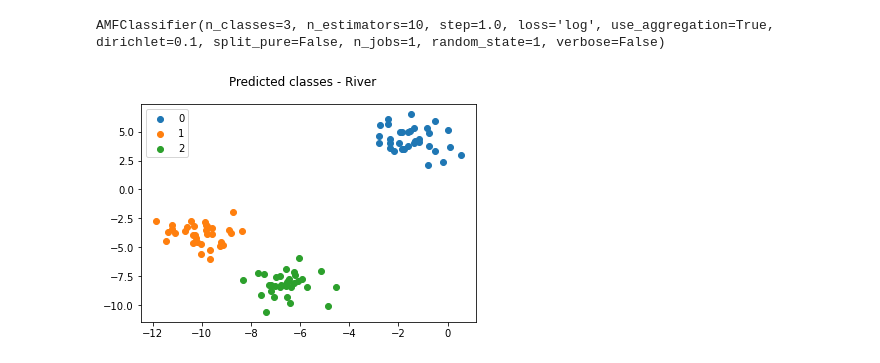
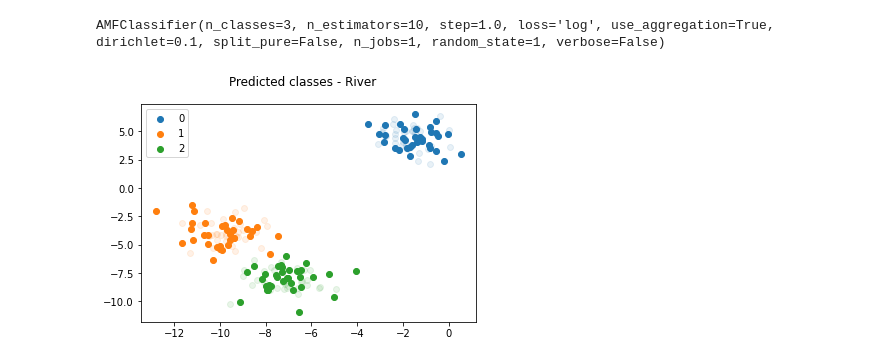
Before and after one commit to AlexandreChaussard/AMFLearning, a Jupyter notebook: river/test.ipynb, the cells around one changed output. Drawn from its saved outputs; the diff is of its cells as text; code cells hidden in the pictures.

Commit message:
Moving structure towards River architecture

```diff
--- a/river/test.ipynb
+++ b/river/test.ipynb
@@ -15,19 +15,24 @@ print(np.unique(y))
 [0 1 2]
 # %%
-def plot_classes(X, y, title=None):
+def plot_classes(X_test, y_test, X_train, y_train, title=None):
     fig, axs = plt.subplots()
 
-    for c in np.unique(y):
-        indexes = np.where(y == c)
-        X_reduced = X[indexes]
-        if len(X_reduced) == 0:
+    for c in np.unique(y_train):
+        indexes_test = np.where(y_test == c)
+        indexes_train = np.where(y_train == c)
+
+        X_test_reduced = X_test[indexes_test]
+        X_train_reduced = X_train[indexes_train]
+
+        if len(indexes_test) == 0:
             print(f"No value found for class {c}")
             continue
-        axs.scatter(X_reduced[:,0], X_reduced[:,1], label=str(c))
+        axs.scatter(X_test_reduced[:,0], X_test_reduced[:,1], label=str(c), color=f"C{c}")
+        axs.scatter(X_train_reduced[:,0], X_train_reduced[:,1], color=f"C{c}", alpha=.1)
 
     axs.legend()
     if title is not None:
         fig.suptitle(title)
 
-plot_classes(X, y, "Original data")
+plot_classes(X, y, X, y, "Original data")
 # %% [output]
@@ -34,0 +40,7 @@ plot_classes(X, y, "Original data")
+# %%
+indexes = np.arange(0, len(X), 1)
+np.random.shuffle(indexes)
+index_train, index_test = indexes[0:len(X)//2], indexes[len(X)//2:]
+
+X_train, y_train, X_test, y_test = X[index_train], y[index_train], X[index_test], y[index_test]
+plot_classes(X_train, y_train, X, y, "Expected predictions")
@@ -49,5 +63,5 @@ amf_base = AMFClassifierOnelearn(
     random_state=1,
 )
 
-amf_base.partial_fit_helper(X, y)
+amf_base.partial_fit_helper(X_train, y_train)
 # %% [output]
@@ -74,12 +85,12 @@ amf = AMFClassifier(
     random_state=1,
 )
 
-amf.partial_fit_helper(X, y)
+amf.partial_fit_helper(X_train, y_train)
 # %% [output]
 AMFClassifier(n_classes=3, n_estimators=10, step=1.0, loss='log', use_aggregation=True, dirichlet=0.1, split_pure=False, n_jobs=1, random_state=1, verbose=False)
 # %%
-y_pred = amf.predict_proba(X)
+y_pred = amf.predict_proba(X_train)
 y_pred = np.argmax(y_pred, axis=1)
-plot_classes(X, y_pred, "Predicted classes - River")
+plot_classes(X_train, y_pred, X, y, "Predicted classes - River")
 # %% [output]
-[figure, old version]
+[figure, new version]
```
Also changed, not shown: parts of 5 cells of this notebook, 5 other files.
